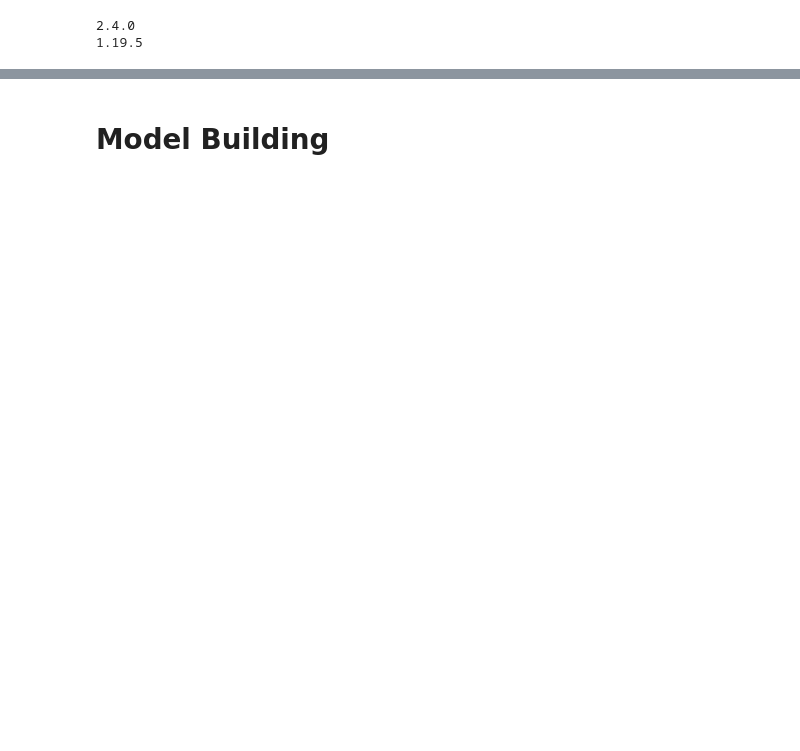
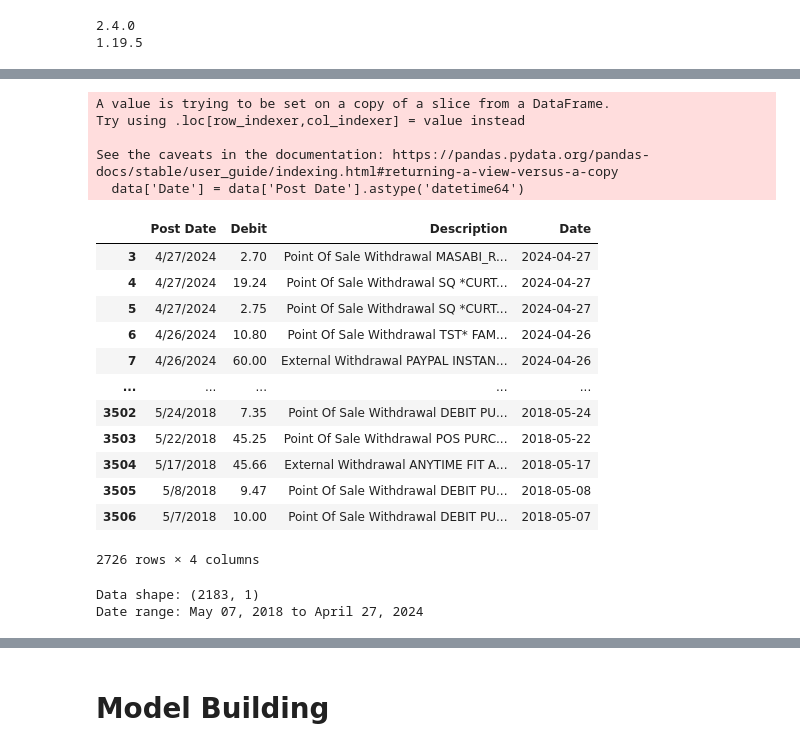
Before and after one commit to EZ-Walk/Expense-forcasting, a Jupyter notebook: model.ipynb, the cells around one changed output, grey strips where cells are left out. Drawn from its saved outputs; the diff is of its cells as text; code cells hidden in the pictures; blank space fills up the shorter version.

```diff
--- a/model.ipynb
+++ b/model.ipynb
@@ -12,0 +13,5 @@ print(np.__version__)
+# %%
+# pull down data from the Expense Tagging repo
+df = pd.read_csv("https://github.com/EZ-Walk/Expense-Tagging/blob/f6b58fbcc1270d6bcdab82873673ee34c6d1e84a/Data/raw/AccountHistory%20(1).csv?raw=true")
+print(df.shape)
+df.head()
@@ -12,0 +26,7 @@ print(np.__version__)
+# %%
+# keep only rows with Debit!=NaN, Status=Posted, and Account Number == 4430913
+df = df[df['Debit'].notnull()]
+df = df[df['Status'] == 'Posted']
+df = df[df['Account Number'] == 443091309]
+print('Data shape:', df.shape)
+df.head()
@@ -12,0 +41,5 @@ print(np.__version__)
+# %%
+# keep only the desired columns
+data = df[['Post Date', 'Debit', 'Description']]
+print('Data shape:', data.shape)
+data.head()
@@ -12,0 +54,23 @@ print(np.__version__)
+# %%
+# convert the 'Post Date' column to datetime
+data['Date'] = data['Post Date'].astype('datetime64')
+data
+# %% [output]
+A value is trying to be set on a copy of a slice from a DataFrame.
+Try using .loc[row_indexer,col_indexer] = value instead
+
+See the caveats in the documentation: https://pandas.pydata.org/pandas-docs/stable/user_guide/indexing.html#returning-a-view-versus-a-copy
+  data['Date'] = data['Post Date'].astype('datetime64')
+|  | Post Date | Debit | Description | Date |
+| 3 | 4/27/2024 | 2.70 | Point Of Sale Withdrawal MASABI_R... | 2024-04-27 |
+| 4 | 4/27/2024 | 19.24 | Point Of Sale Withdrawal SQ *CURT... | 2024-04-27 |
+| 5 | 4/27/2024 | 2.75 | Point Of Sale Withdrawal SQ *CURT... | 2024-04-27 |
+| 6 | 4/26/2024 | 10.80 | Point Of Sale Withdrawal TST* FAM... | 2024-04-26 |
+| 7 | 4/26/2024 | 60.00 | External Withdrawal PAYPAL INSTAN... | 2024-04-26 |
+| ... | ... | ... | ... | ... |
+| 3502 | 5/24/2018 | 7.35 | Point Of Sale Withdrawal DEBIT PU... | 2018-05-24 |
+| 3503 | 5/22/2018 | 45.25 | Point Of Sale Withdrawal POS PURC... | 2018-05-22 |
+| 3504 | 5/17/2018 | 45.66 | External Withdrawal ANYTIME FIT A... | 2018-05-17 |
+| 3505 | 5/8/2018 | 9.47 | Point Of Sale Withdrawal DEBIT PU... | 2018-05-08 |
+| 3506 | 5/7/2018 | 10.00 | Point Of Sale Withdrawal DEBIT PU... | 2018-05-07 |
+2726 rows × 4 columns
@@ -12,0 +80,8 @@ print(np.__version__)
+# %%
+# Print the shape one last time and the date range encomapssed by the data as a Month, Day, Year
+print('Data shape:', data.shape)
+date_range = data.index[[0, -1]]
+print('Date range:', date_range[0].strftime('%B %d, %Y'), 'to', date_range[1].strftime('%B %d, %Y'))
+# %% [output]
+Data shape: (2183, 1)
+Date range: May 07, 2018 to April 27, 2024
```
Also changed, not shown: parts of 27 cells of this notebook, 8 other files.
